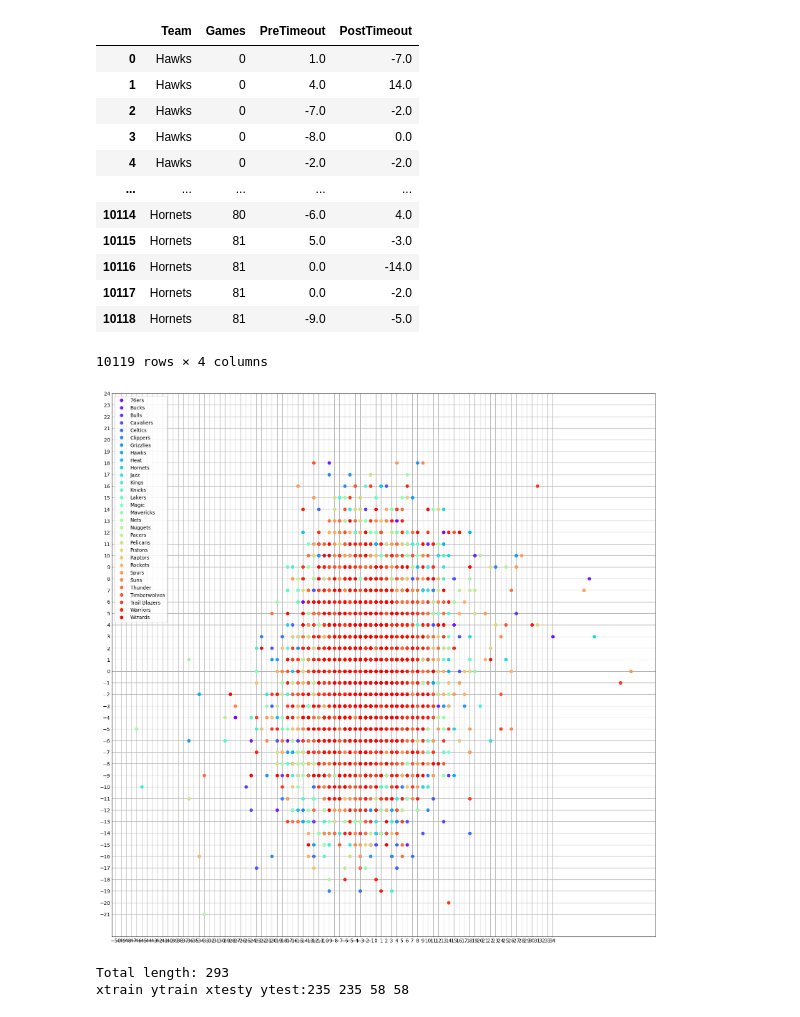
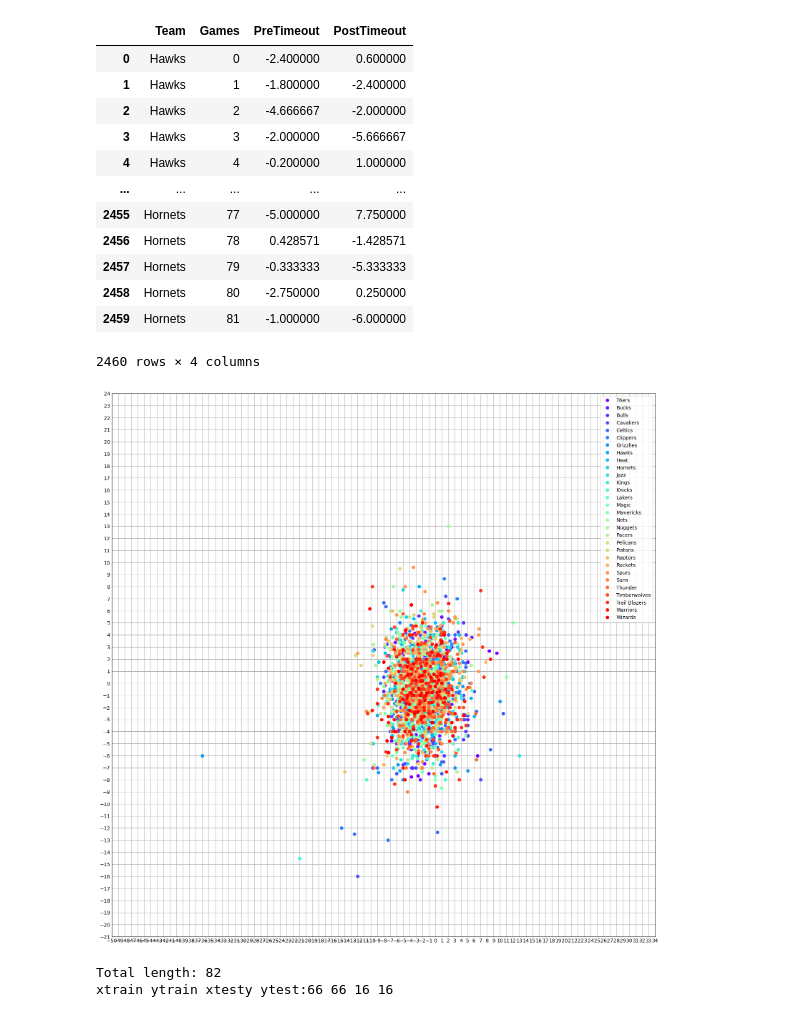
Before and after one commit to Temesgen13/NBASTATS, a Jupyter notebook: Scratchforplots.ipynb, the cells around one changed output. Drawn from its saved outputs; the diff is of its cells as text; code cells hidden in the pictures.

```diff
--- a/Scratchforplots.ipynb
+++ b/Scratchforplots.ipynb
@@ -21,32 +21,38 @@ runs = runsAll
 # %%
 
 
 runDF = pd.DataFrame([],columns=["Team", "Games", "PreTimeout", "PostTimeout"])
 
 
 sRuns = {}
 i = 0
 for team in runs:
     for index,game in enumerate(runs[team]):
+        playcount = 0
+        pretime = 0
+        posttime = 0
         for run in game:
+            playcount = playcount + 1
             #print(",".join([team, str(index), str(run[0]), str(run[1])]))
-            runDF.loc[len(runDF.index)] = [team, int(index), float(run[0]), float(run[1])]
+            pretime = float(run[0]) + pretime
+            posttime = float(run[1]) + posttime
+        runDF.loc[len(runDF.index)] = [team, int(index), pretime/playcount,posttime/playcount]
 
-#display(runDF)
+display(runDF)
 # %% [output]
 |  | Team | Games | PreTimeout | PostTimeout |
-| 0 | Hawks | 0 | 1.0 | -7.0 |
-| 1 | Hawks | 0 | 4.0 | 14.0 |
-| 2 | Hawks | 0 | -7.0 | -2.0 |
-| 3 | Hawks | 0 | -8.0 | 0.0 |
-| 4 | Hawks | 0 | -2.0 | -2.0 |
+| 0 | Hawks | 0 | -2.400000 | 0.600000 |
+| 1 | Hawks | 1 | -1.800000 | -2.400000 |
+| 2 | Hawks | 2 | -4.666667 | -2.000000 |
+| 3 | Hawks | 3 | -2.000000 | -5.666667 |
+| 4 | Hawks | 4 | -0.200000 | 1.000000 |
 | ... | ... | ... | ... | ... |
-| 10114 | Hornets | 80 | -6.0 | 4.0 |
-| 10115 | Hornets | 81 | 5.0 | -3.0 |
-| 10116 | Hornets | 81 | 0.0 | -14.0 |
-| 10117 | Hornets | 81 | 0.0 | -2.0 |
-| 10118 | Hornets | 81 | -9.0 | -5.0 |
+| 2455 | Hornets | 77 | -5.000000 | 7.750000 |
+| 2456 | Hornets | 78 | 0.428571 | -1.428571 |
+| 2457 | Hornets | 79 | -0.333333 | -5.333333 |
+| 2458 | Hornets | 80 | -2.750000 | 0.250000 |
+| 2459 | Hornets | 81 | -1.000000 | -6.000000 |
-10119 rows × 4 columns
+2460 rows × 4 columns
 # %%
 import matplotlib.pyplot as plt
 import numpy as np
@@ -104,7 +110,7 @@ fig.show()
 #ax.plot(df.PreTimeout, df.PostTimeout, 'o')
 #ax.axis([min(df.PreTimeout), max(df.PreTimeout), min( df.PostTimeout), max( df.PostTimeout)])
 # %% [output]
-[figure, old version]
+[figure, new version]
 # %%
 
 def getRegressionSets(team):
@@ -116,18 +122,26 @@ def getRegressionSets(team):
 
     data = runsAll[team]
     for game in data:
+        pretime = 0
+        posttime = 0
+        playcount = 0
         for run in game:
-            xtrain.append(run[0])
-            ytrain.append(run[1])
+            playcount = playcount + 1
+            pretime = float(run[0]) + pretime
+            posttime = float(run[1]) + posttime
+            #xtrain.append(float(run[0]))
+            #ytrain.append(float(run[1]))
+        xtrain.append(pretime/playcount)
+        ytrain.append(posttime/playcount)
 
     startendPoint = math.ceil((len (xtrain)*.8))
     #xtrain ytrain xtesty ytest
     print("Total length: " + str(len(xtrain)))
     return [xtrain[:startendPoint], ytrain[:startendPoint], xtrain[startendPoint:], xtrain[startendPoint:]]
 
-sunsSet = getRegressionSets("Suns")
+sunsSet = getRegressionSets("Hawks")
 
 print("xtrain ytrain xtesty ytest:" + str(len(sunsSet[0]))+" "+ str(len(sunsSet[1]))+ " "+str(len(sunsSet[2]))+ " "+str(len(sunsSet[3])))
 # %% [output]
-Total length: 293
-xtrain ytrain xtesty ytest:235 235 58 58
+Total length: 82
+xtrain ytrain xtesty ytest:66 66 16 16
```
Also changed, not shown: parts of 6 cells of this notebook, 1 other file.
